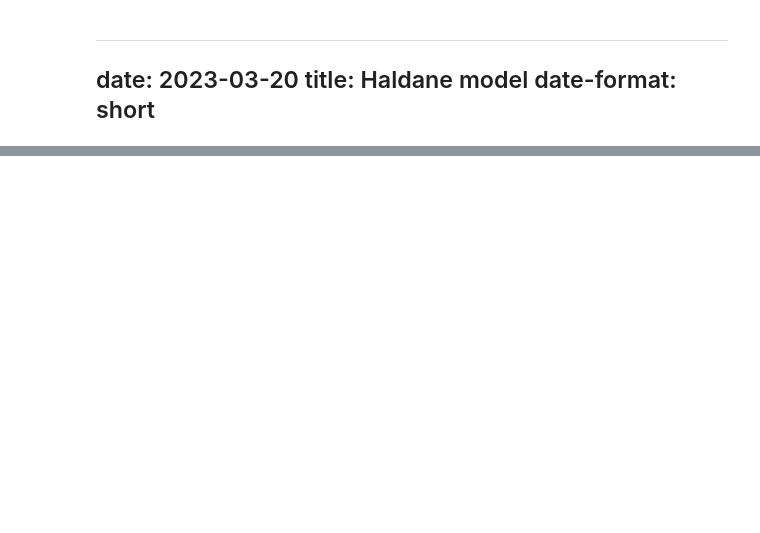
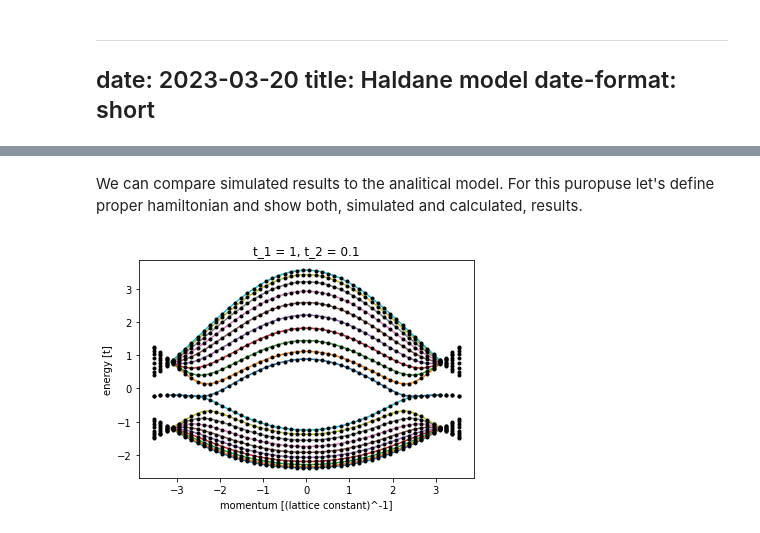
Before and after one commit to korsakjakub/kwant-tutorials-zps, a Jupyter notebook: posts/2023-03-20-haldane.ipynb, the cells around one changed output, grey strips where cells are left out. Cells and saved outputs as stored; diff of their text form; code cells hidden in the pictures; blank space fills up the shorter version.

```diff
--- a/posts/2023-03-20-haldane.ipynb
+++ b/posts/2023-03-20-haldane.ipynb
@@ -181,0 +126,2 @@ def plot_probability(ham):
+# %% [markdown]
+We can compare simulated results to the analitical model. For this puropuse let's define proper hamiltonian and show both, simulated and calculated, results.
@@ -181,0 +180,24 @@ def plot_probability(ham):
+# %%
+def plot_bandstructure(flead, momenta, label=None, title=None):
+    bands = kwant.physics.Bands(flead)
+    energies = [bands(k) for k in momenta]
+
+    fig, ax = plt.subplots()
+    plt.title(title)
+    ax.plot(momenta, energies, label=label)
+    plt.xlabel("momentum [(lattice constant)^-1]")
+    plt.ylabel("energy [t]")
+    return ax
+
+t_2 = 0.1
+sys, right_lead = make_system(t_1 = 1, t_2 = t_2)
+ax = plot_bandstructure(right_lead, np.linspace(-np.pi, np.pi, 100), t_2, title=f"t_1 = 1, t_2 = {t_2}")
+
+M = 0.0
+
+kx = np.linspace(-2*np.pi/sqrt(3)+0.1, 2*np.pi/sqrt(3)-0.1, 50)
+bands = [(np.real(LA.eigvalsh(sparseMat(x, 1, t_2, 0, 10)))) for x in kx]
+ax.plot(kx,bands,color='black',marker=".",linestyle="None")
+plt.show()
+# %% [output]
+[figure, added]
```
Also changed, not shown: parts of 9 cells of this notebook.
